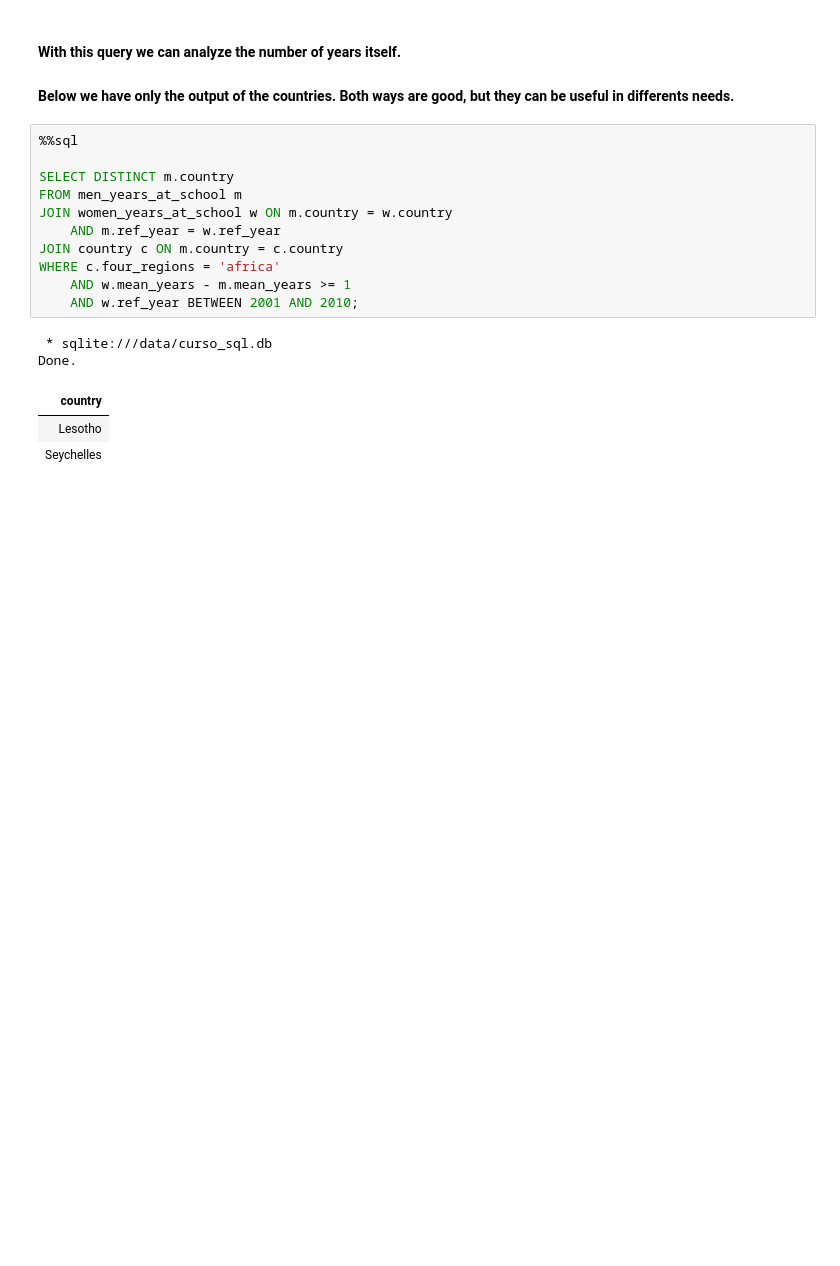
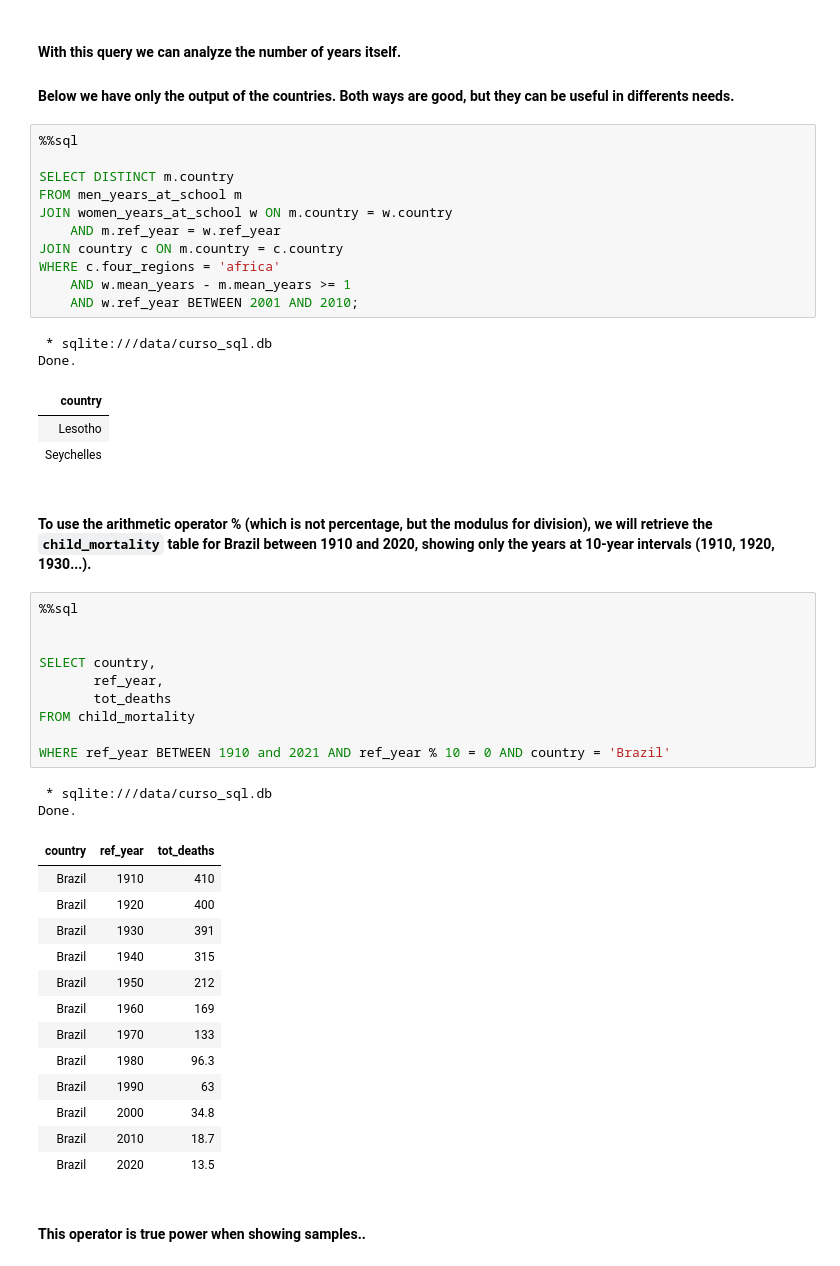
Before and after one commit to grbarbosa3/SQL-Journey, a Jupyter notebook: SQL_Notes.ipynb, the cells around one changed output. Saved outputs shown, nothing was run; the diff lists cells and outputs as text; blank space fills up the shorter version.

```diff
--- a/SQL_Notes.ipynb
+++ b/SQL_Notes.ipynb
@@ -494,3 +494,33 @@ Done.
 | country |
 | Lesotho |
 | Seychelles |
+# %% [markdown]
+#### To use the arithmetic operator **%** (which is not percentage, but the modulus for division), we will retrieve the `child_mortality` table for **Brazil between 1910 and 2020, showing only the years at 10-year intervals (1910, 1920, 1930...)**.
+# %%
+%%sql
+
+
+SELECT country,
+       ref_year,
+       tot_deaths
+FROM child_mortality
+
+WHERE ref_year BETWEEN 1910 and 2021 AND ref_year % 10 = 0 AND country = 'Brazil'
+# %% [output]
+ * sqlite:///data/curso_sql.db
+Done.
+| country | ref_year | tot_deaths |
+| Brazil | 1910 | 410 |
+| Brazil | 1920 | 400 |
+| Brazil | 1930 | 391 |
+| Brazil | 1940 | 315 |
+| Brazil | 1950 | 212 |
+| Brazil | 1960 | 169 |
+| Brazil | 1970 | 133 |
+| Brazil | 1980 | 96.3 |
+| Brazil | 1990 | 63 |
+| Brazil | 2000 | 34.8 |
+| Brazil | 2010 | 18.7 |
+| Brazil | 2020 | 13.5 |
+# %% [markdown]
+#### This operator is true power when showing samples..
```
